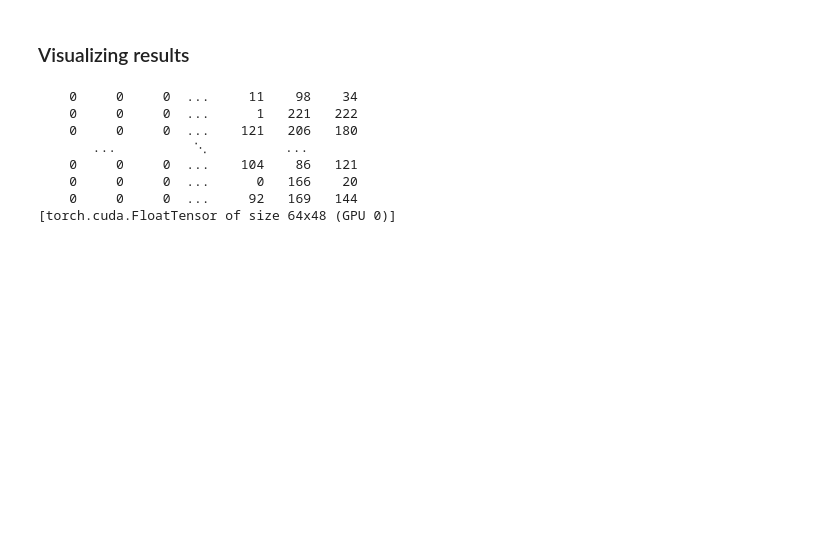
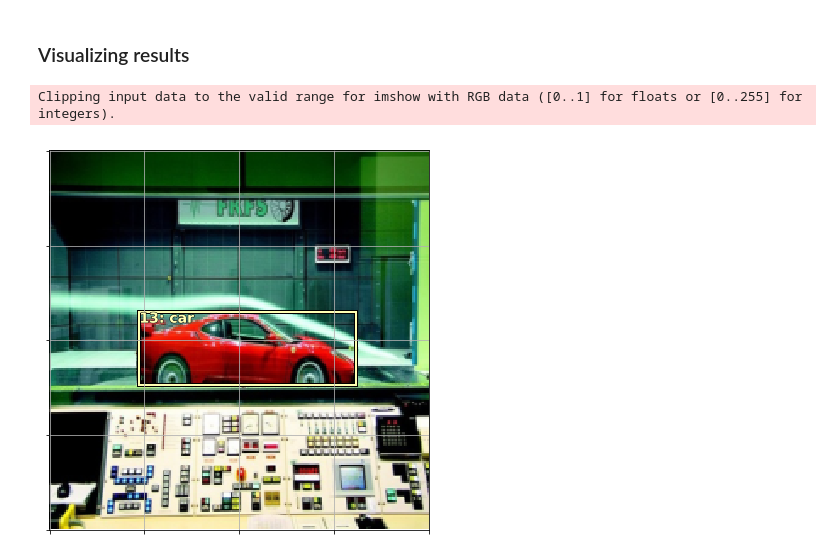
Before and after one commit to radekosmulski/machine_learning_notebooks, a Jupyter notebook: pascal_voc2007_multi.ipynb, the cells around one changed output. Drawn from its saved outputs; the diff is of its cells as text; code cells hidden in the pictures; blank space fills up the shorter version.

```diff
--- a/pascal_voc2007_multi.ipynb
+++ b/pascal_voc2007_multi.ipynb
@@ -267,7 +267,7 @@ num_colr = 12
 cmap = get_cmap(num_colr)
 colr_list = [cmap(float(x)) for x in range(num_colr)]
 # %%
-def show_ground_truth(ax, im, bbox, clas=None, prs=None, thresh=0.3, show_grid=False):
+def show_ground_truth(ax, im, bbox, clas=None, prs=None, thresh=0.4, show_grid=False):
     bb = [bb_fastai_to_hw(o) for o in bbox.reshape(-1,4)]
     if prs is None:  prs  = [None]*len(bb)
     if clas is None: clas = [None]*len(bb)
@@ -641,4 +641,29 @@ learn.load('single_anchor')
 # %% [markdown]
 ### Visualizing results
 # %%
-x,y = next(iter(md.trn_dl))
+x,y = next(iter(md.val_dl))
+# %%
+def show_ground_truth(ax, im, bbox, clas=None, prs=None, thresh=0.4, show_grid=False):
+    bb = [bb_fastai_to_hw(o) for o in bbox.reshape(-1,4)]
+    if prs is None:  prs  = [None]*len(bb)
+    if clas is None: clas = [None]*len(bb)
+    ax = show_im(im, ax=ax, show_grid=show_grid)
+    for i,(b,c,pr) in enumerate(zip(bb, clas, prs)):
+        if((b[2]>0) and (pr is None or pr > thresh)):
+            draw_rect(ax, b, color=colr_list[i%num_colr])
+            txt = f'{i}: '
+            if c is not None: txt += ('bg' if c==len(md.classes) else md.classes[int(c)])
+            if pr is not None: txt += f' {pr:.2f}'
+            draw_text(ax, b[:2], txt, color=colr_list[i%num_colr])
+# %%
+def show_torch_ground_truth(im, bbs, clas=None, ax=None, **kwargs):
+    im, bbs = to_np(im), to_np(bbs)
+    if clas is not None: clas = to_np(clas)
+    if ax is None: ax = plt.subplots(figsize=(7,7))[1]
+    show_ground_truth(ax, md.trn_ds.denorm(im)[0], bbs, clas, **kwargs)
+# %%
+idx = 11
+show_torch_ground_truth(x[idx], y[1][idx], y[0][idx], show_grid=True)
+# %% [output]
+Clipping input data to the valid range for imshow with RGB data ([0..1] for floats or [0..255] for integers).
+[figure, added]
@@ -649,11 +680,0 @@ idx = 0
-# %%
-y[1]
-# %% [output]
-    0     0     0  ...     11    98    34
-    0     0     0  ...      1   221   222
-    0     0     0  ...    121   206   180
-       ...          ⋱          ...
-    0     0     0  ...    104    86   121
-    0     0     0  ...      0   166    20
-    0     0     0  ...     92   169   144
-[torch.cuda.FloatTensor of size 64x48 (GPU 0)]
```
Also changed, not shown: parts of 21 cells of this notebook.
